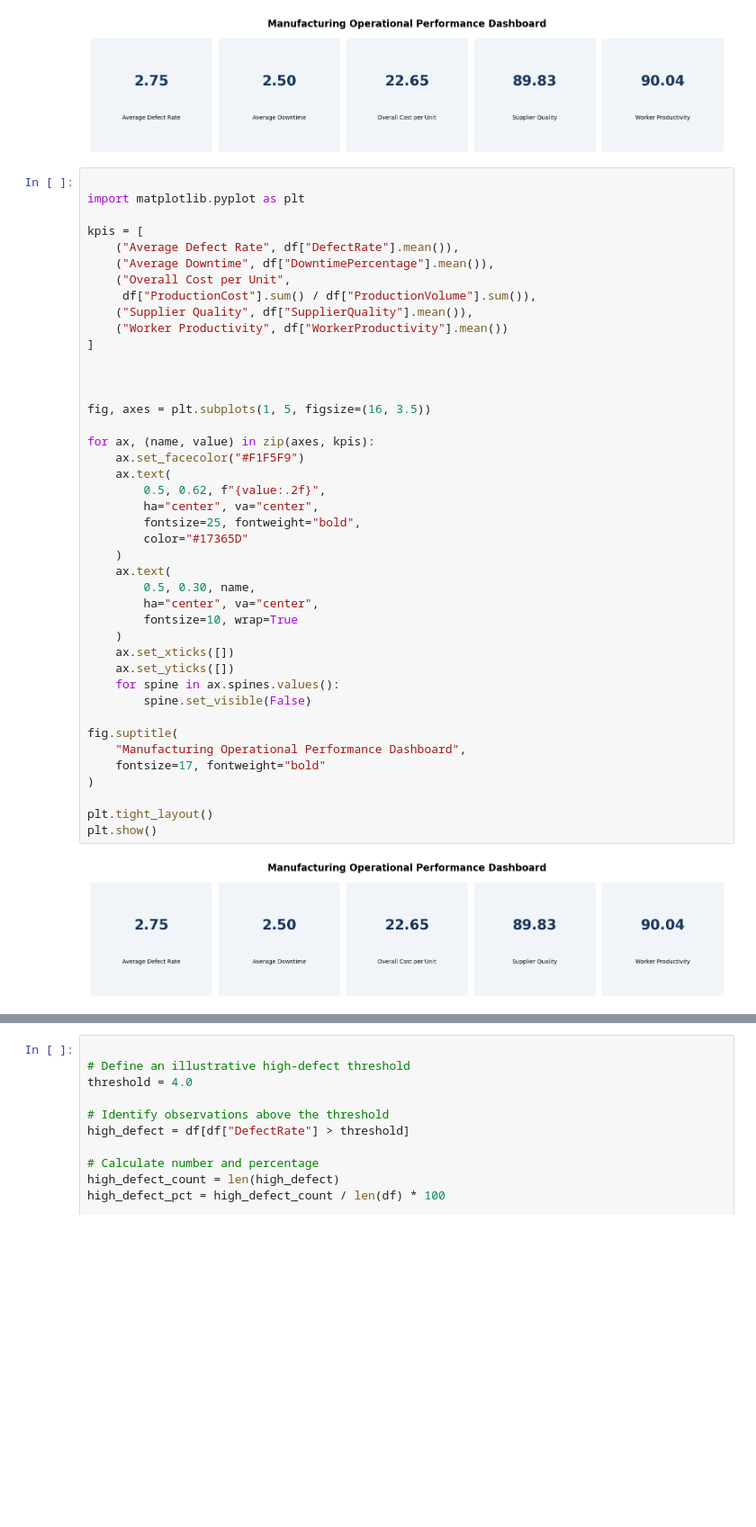
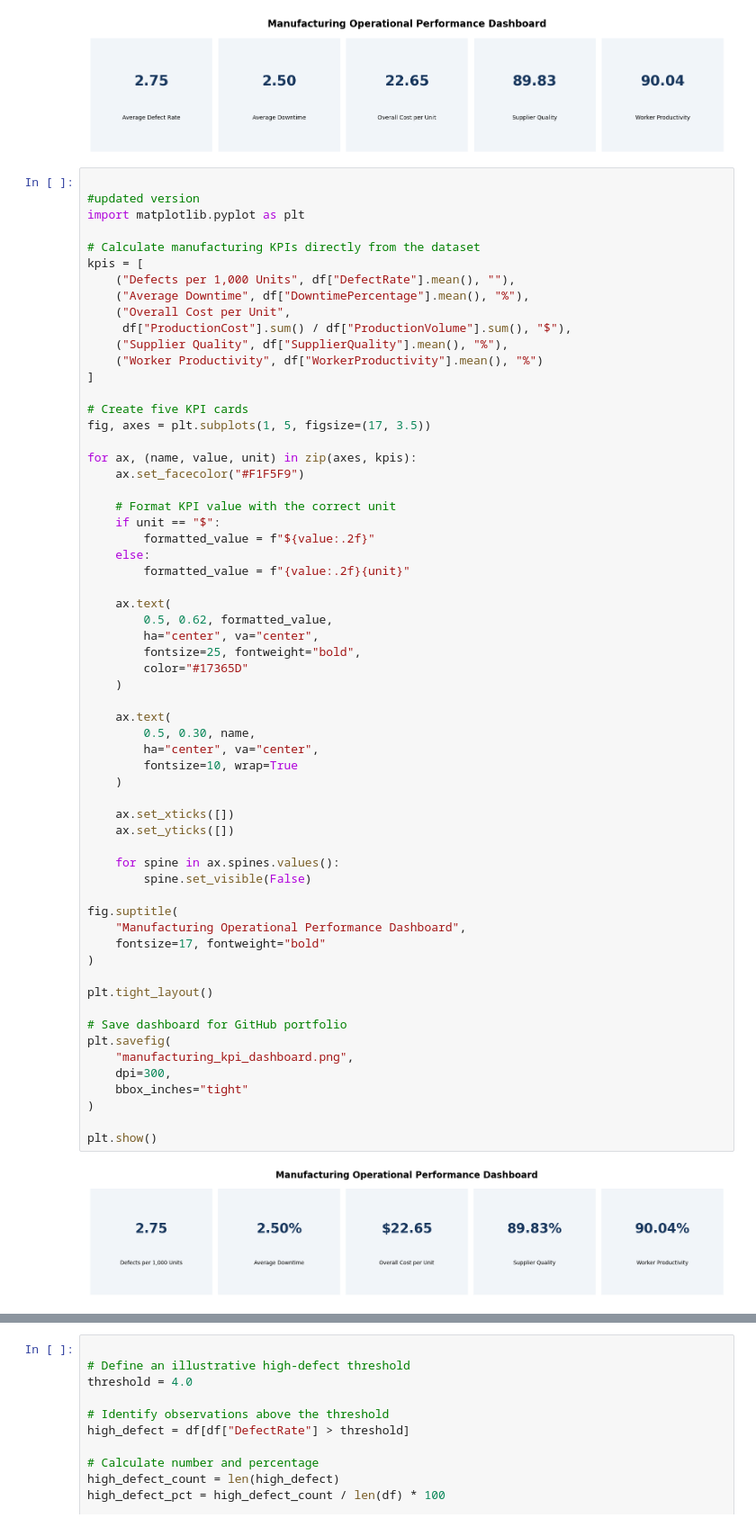
Before and after one commit to Adikrishna16/manufacturing-quality-kpi-analysis, a Jupyter notebook: Manufacturing_Quality_Analysis.ipynb, the cells around one changed output, grey strips where cells are left out. Shown at 90% size. Drawn from its saved outputs; the diff is of its cells as text; blank space fills up the shorter version.

```diff
--- a/Manufacturing_Quality_Analysis.ipynb
+++ b/Manufacturing_Quality_Analysis.ipynb
@@ -443,48 +456,67 @@ plt.show()
 [figure]
 # %%
 
+#updated version
 import matplotlib.pyplot as plt
 
+# Calculate manufacturing KPIs directly from the dataset
 kpis = [
-    ("Average Defect Rate", df["DefectRate"].mean()),
-    ("Average Downtime", df["DowntimePercentage"].mean()),
+    ("Defects per 1,000 Units", df["DefectRate"].mean(), ""),
+    ("Average Downtime", df["DowntimePercentage"].mean(), "%"),
     ("Overall Cost per Unit",
-     df["ProductionCost"].sum() / df["ProductionVolume"].sum()),
-    ("Supplier Quality", df["SupplierQuality"].mean()),
-    ("Worker Productivity", df["WorkerProductivity"].mean())
+     df["ProductionCost"].sum() / df["ProductionVolume"].sum(), "$"),
+    ("Supplier Quality", df["SupplierQuality"].mean(), "%"),
+    ("Worker Productivity", df["WorkerProductivity"].mean(), "%")
 ]
 
+# Create five KPI cards
+fig, axes = plt.subplots(1, 5, figsize=(17, 3.5))
 
+for ax, (name, value, unit) in zip(axes, kpis):
+    ax.set_facecolor("#F1F5F9")
 
-fig, axes = plt.subplots(1, 5, figsize=(16, 3.5))
+    # Format KPI value with the correct unit
+    if unit == "$":
+        formatted_value = f"${value:.2f}"
+    else:
+        formatted_value = f"{value:.2f}{unit}"
 
-for ax, (name, value) in zip(axes, kpis):
-    ax.set_facecolor("#F1F5F9")
     ax.text(
-        0.5, 0.62, f"{value:.2f}",
+        0.5, 0.62, formatted_value,
         ha="center", va="center",
         fontsize=25, fontweight="bold",
         color="#17365D"
     )
+
     ax.text(
         0.5, 0.30, name,
         ha="center", va="center",
         fontsize=10, wrap=True
     )
+
     ax.set_xticks([])
     ax.set_yticks([])
+
     for spine in ax.spines.values():
         spine.set_visible(False)
 
 fig.suptitle(
     "Manufacturing Operational Performance Dashboard",
     fontsize=17, fontweight="bold"
 )
 
 plt.tight_layout()
+
+# Save dashboard for GitHub portfolio
+plt.savefig(
+    "manufacturing_kpi_dashboard.png",
+    dpi=300,
+    bbox_inches="tight"
+)
+
 plt.show()
 # %% [output]
-[figure, old version]
+[figure, new version]
 # %%
 
 import matplotlib.pyplot as plt
```
Also changed, not shown: parts of 8 cells of this notebook.
